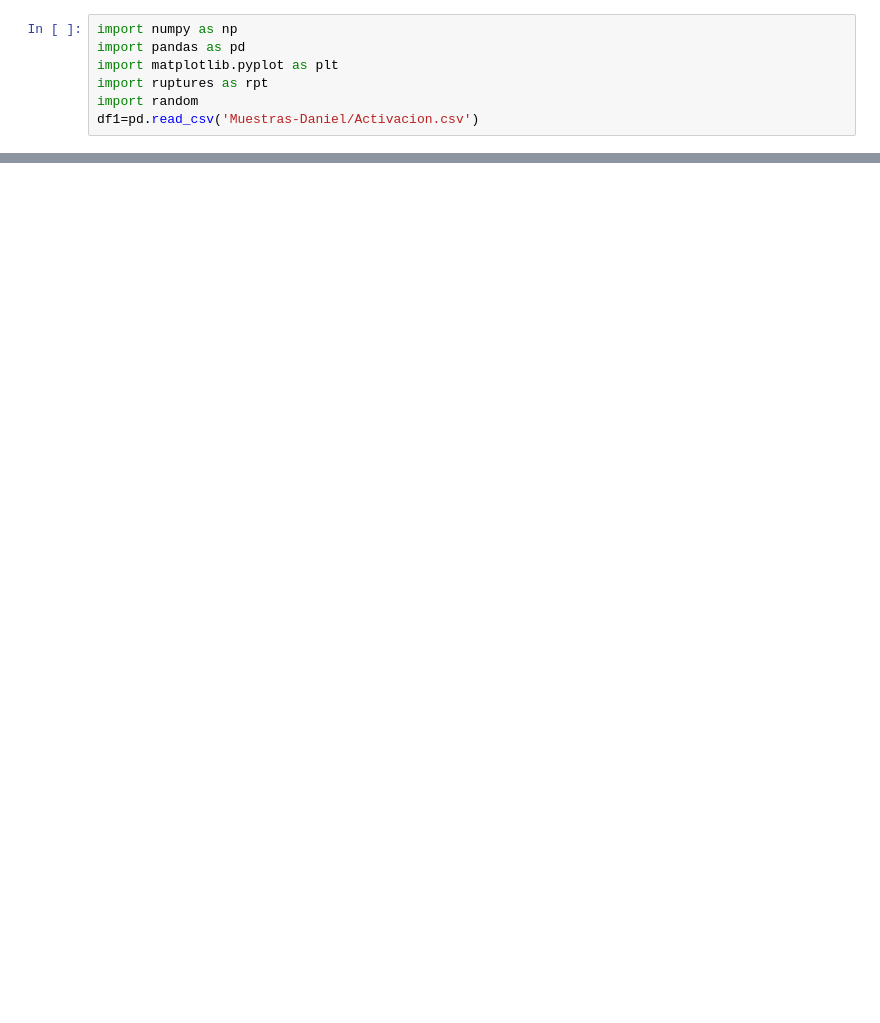
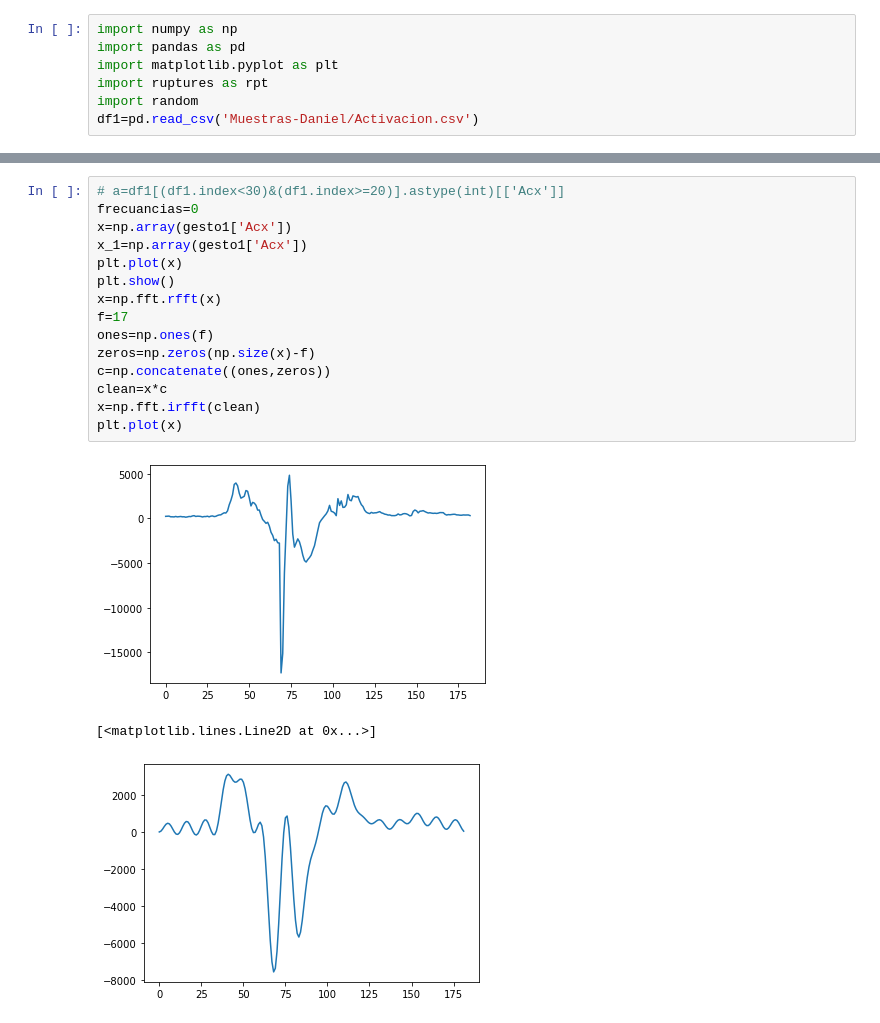
Before and after one commit to Dfriveraa/PI-GetData, a Jupyter notebook: Muestras/Filtro.ipynb, the cells around one changed output, grey strips where cells are left out. Saved outputs shown, nothing was run; the diff lists cells and outputs as text; blank space fills up the shorter version.

```diff
--- a/Muestras/Filtro.ipynb
+++ b/Muestras/Filtro.ipynb
@@ -21 +20,20 @@ points1=np.array(gesto1['Acx'])
+# %%
+# a=df1[(df1.index<30)&(df1.index>=20)].astype(int)[['Acx']]
+frecuancias=0
+x=np.array(gesto1['Acx'])
+x_1=np.array(gesto1['Acx'])
+plt.plot(x)
+plt.show()
+x=np.fft.rfft(x)
+f=17
+ones=np.ones(f)
+zeros=np.zeros(np.size(x)-f)
+c=np.concatenate((ones,zeros))
+clean=x*c
+x=np.fft.irfft(clean)
+plt.plot(x)
+# %% [output]
+[figure, added]
+[<matplotlib.lines.Line2D at 0x...>]
+[figure, added]
 # %%
```
Also changed, not shown: parts of 25 cells of this notebook, 3 other files.
